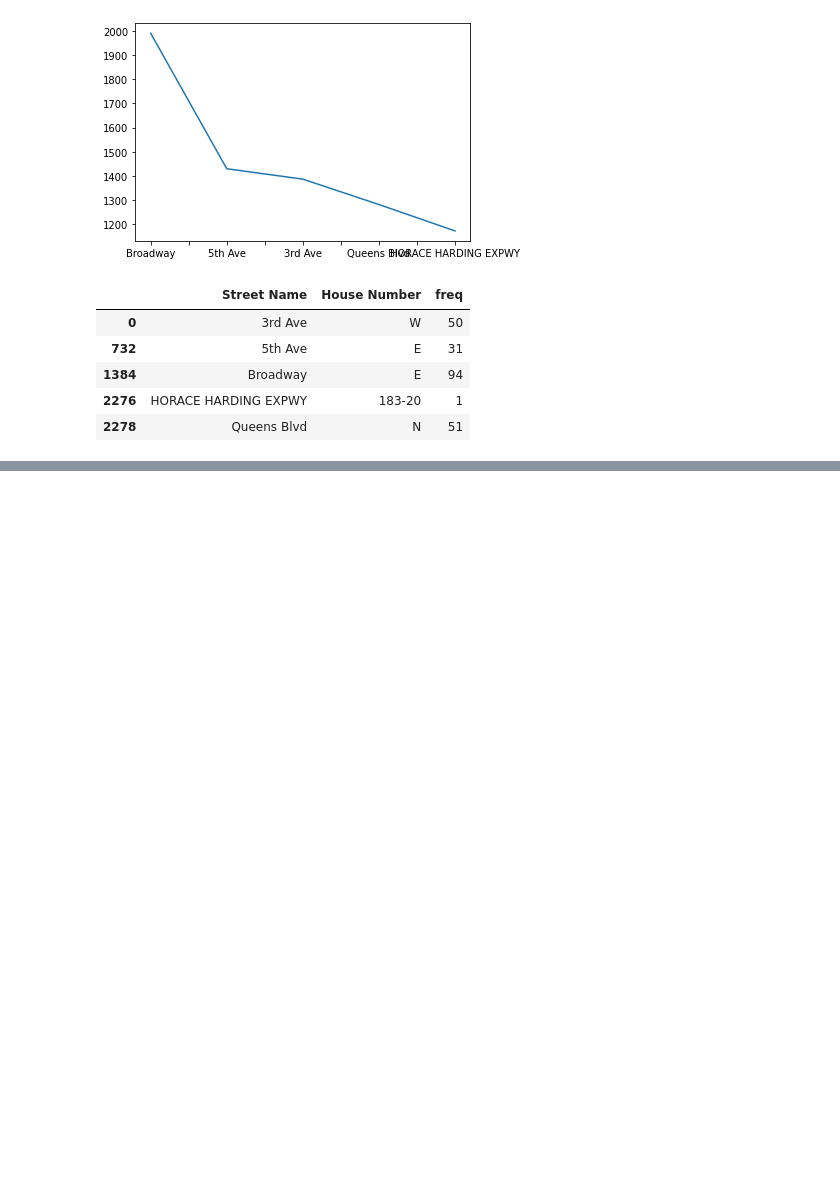
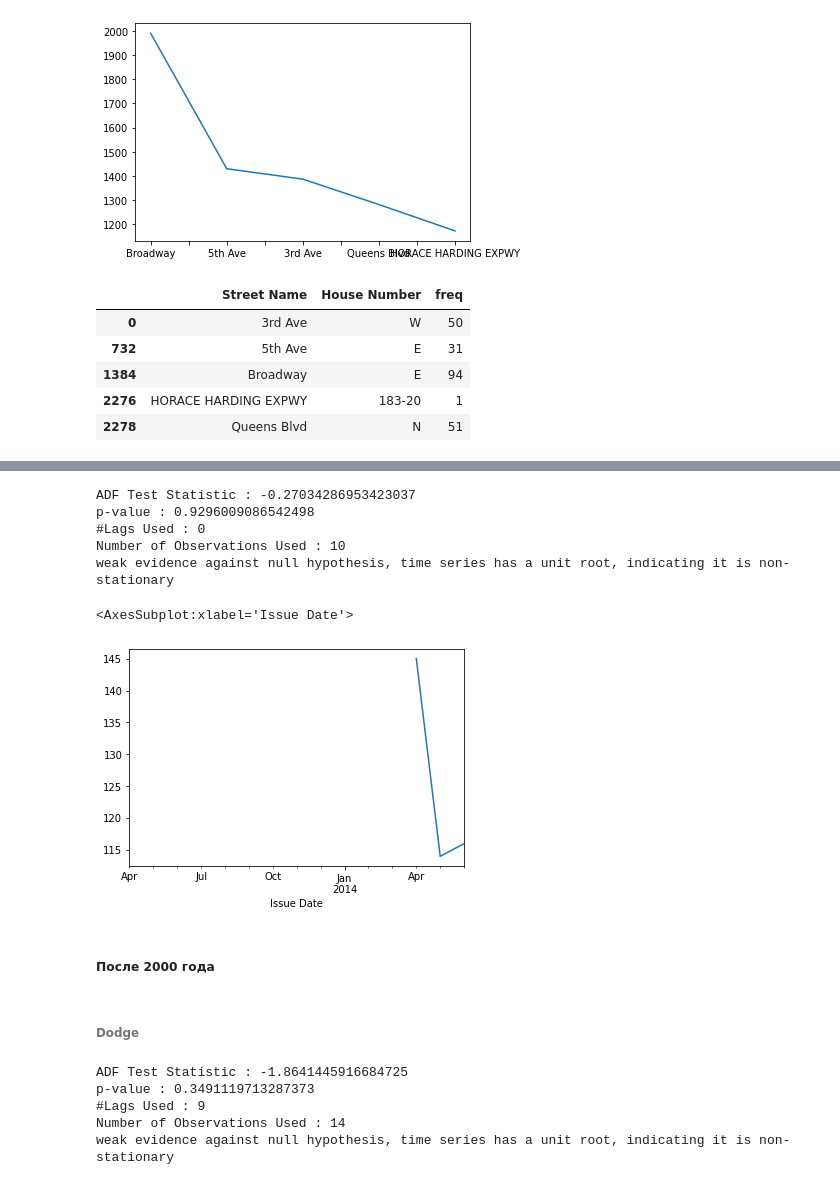
Before and after one commit to FStrean/NYC-Parking-Tickets-Analisis, a Jupyter notebook: NYC-Parking-Tickets-Analisis.ipynb, the cells around one changed output, grey strips where cells are left out. Cells and saved outputs as stored; diff of their text form; code cells hidden in the pictures; blank space fills up the shorter version.

```diff
--- a/NYC-Parking-Tickets-Analisis.ipynb
+++ b/NYC-Parking-Tickets-Analisis.ipynb
@@ -834,0 +504,3 @@ finecount_bydate_after2000['HYUND']['Seasonal First Difference'].plot()
+# %%
+finecount_bydate_before2000['TOYOT']['Fines First Difference'] = finecount_bydate_before2000['TOYOT']['Fines'] - finecount_bydate_before2000['TOYOT']['Fines'].shift(1)
+finecount_bydate_before2000['TOYOT'].head()
@@ -834,0 +515,3 @@ finecount_bydate_after2000['HYUND']['Seasonal First Difference'].plot()
+# %%
+finecount_bydate_before2000['TOYOT']['Seasonal First Difference']=finecount_bydate_before2000['TOYOT']['Fines']-finecount_bydate_before2000['TOYOT']['Fines'].shift(12)
+finecount_bydate_before2000['TOYOT'].head(20)
@@ -834,0 +560,3 @@ finecount_bydate_after2000['HYUND']['Seasonal First Difference'].plot()
+# %%
+finecount_bydate_before2000['HYUND']['Fines First Difference'] = finecount_bydate_before2000['HYUND']['Fines'] - finecount_bydate_before2000['HYUND']['Fines'].shift(1)
+finecount_bydate_before2000['HYUND'].head()
@@ -834,0 +571,3 @@ finecount_bydate_after2000['HYUND']['Seasonal First Difference'].plot()
+# %%
+finecount_bydate_before2000['HYUND']['Seasonal First Difference']=finecount_bydate_before2000['HYUND']['Fines']-finecount_bydate_before2000['HYUND']['Fines'].shift(12)
+finecount_bydate_before2000['HYUND'].head(20)
@@ -834,0 +592,25 @@ finecount_bydate_after2000['HYUND']['Seasonal First Difference'].plot()
+# %%
+adfuller_test(finecount_bydate_before2000['HYUND']['Seasonal First Difference'].dropna())
+# %% [output]
+ADF Test Statistic : -0.27034286953423037
+p-value : 0.9296009086542498
+#Lags Used : 0
+Number of Observations Used : 10
+weak evidence against null hypothesis, time series has a unit root, indicating it is non-stationary
+# %%
+finecount_bydate_before2000['HYUND']['Seasonal First Difference'].plot()
+# %% [output]
+<AxesSubplot:xlabel='Issue Date'>
+[figure, added]
+# %% [markdown]
+##### После 2000 года
+# %% [markdown]
+###### Dodge
+# %%
+adfuller_test(finecount_bydate_after2000['DODGE']['Fines'])
+# %% [output]
+ADF Test Statistic : -1.8641445916684725
+p-value : 0.3491119713287373
+#Lags Used : 9
+Number of Observations Used : 14
+weak evidence against null hypothesis, time series has a unit root, indicating it is non-stationary
```
Also changed, not shown: parts of 106 cells of this notebook.
